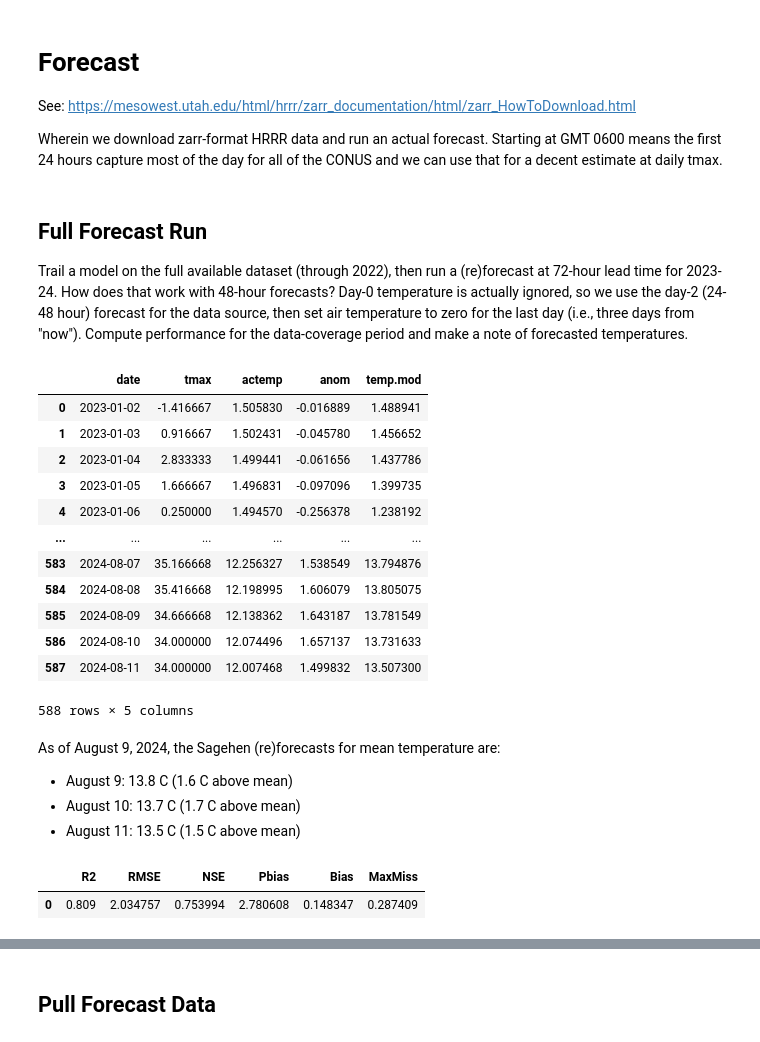
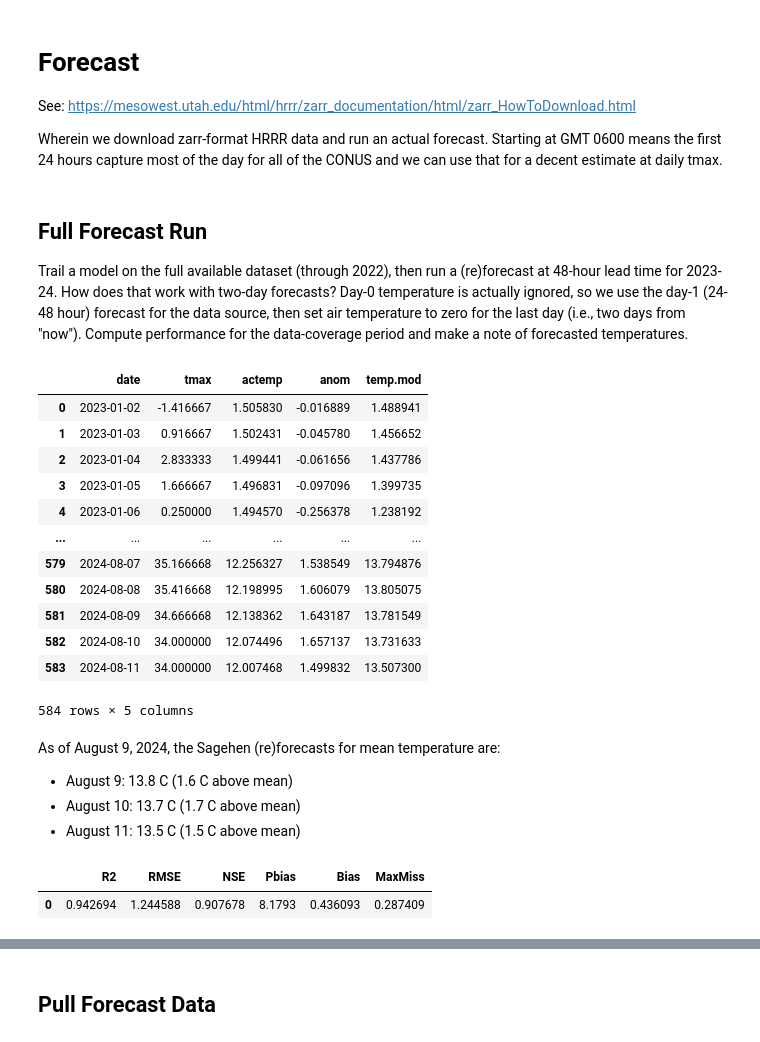
Before and after one commit to mines-ciroh/TempEst-NEWT, a Jupyter notebook: watershed_run.ipynb, the cells around one changed output, grey strips where cells are left out. Saved outputs shown, nothing was run; the diff lists cells and outputs as text; code cells hidden in the pictures.

Commit message:
Forecast bug fix

```diff
--- a/watershed_run.ipynb
+++ b/watershed_run.ipynb
@@ -280,7 +280,7 @@ Wherein we download zarr-format HRRR data and run an actual forecast.  Starting
 # %% [markdown]
 ## Full Forecast Run
 
-Trail a model on the full available dataset (through 2022), then run a (re)forecast at 72-hour lead time for 2023-24.  How does that work with 48-hour forecasts?  Day-0 temperature is actually ignored, so we use the day-2 (24-48 hour) forecast for the data source, then set air temperature to zero for the last day (i.e., three days from "now").  Compute performance for the data-coverage period and make a note of forecasted temperatures.
+Trail a model on the full available dataset (through 2022), then run a (re)forecast at 48-hour lead time for 2023-24.  How does that work with two-day forecasts?  Day-0 temperature is actually ignored, so we use the day-1 (24-48 hour) forecast for the data source, then set air temperature to zero for the last day (i.e., two days from "now").  Compute performance for the data-coverage period and make a note of forecasted temperatures.
 # %%
 rerun = False
 file = f"results/weather_forecast_{ws}.csv"
@@ -321,22 +321,22 @@ wfr = pd.concat([wfr, pd.DataFrame({
     "tmax": wfr["tmax"].iloc[-1]
 }, index = [len(wfr)])])
 # %%
-pred = mod.run_series(wfr)
+pred = mod.run_series(wfr.dropna())
 pred
 # %% [output]
 |  | date | tmax | actemp | anom | temp.mod |
 | 0 | 2023-01-02 | -1.416667 | 1.505830 | -0.016889 | 1.488941 |
 | 1 | 2023-01-03 | 0.916667 | 1.502431 | -0.045780 | 1.456652 |
 | 2 | 2023-01-04 | 2.833333 | 1.499441 | -0.061656 | 1.437786 |
 | 3 | 2023-01-05 | 1.666667 | 1.496831 | -0.097096 | 1.399735 |
 | 4 | 2023-01-06 | 0.250000 | 1.494570 | -0.256378 | 1.238192 |
 | ... | ... | ... | ... | ... | ... |
-| 583 | 2024-08-07 | 35.166668 | 12.256327 | 1.538549 | 13.794876 |
-| 584 | 2024-08-08 | 35.416668 | 12.198995 | 1.606079 | 13.805075 |
-| 585 | 2024-08-09 | 34.666668 | 12.138362 | 1.643187 | 13.781549 |
-| 586 | 2024-08-10 | 34.000000 | 12.074496 | 1.657137 | 13.731633 |
-| 587 | 2024-08-11 | 34.000000 | 12.007468 | 1.499832 | 13.507300 |
+| 579 | 2024-08-07 | 35.166668 | 12.256327 | 1.538549 | 13.794876 |
+| 580 | 2024-08-08 | 35.416668 | 12.198995 | 1.606079 | 13.805075 |
+| 581 | 2024-08-09 | 34.666668 | 12.138362 | 1.643187 | 13.781549 |
+| 582 | 2024-08-10 | 34.000000 | 12.074496 | 1.657137 | 13.731633 |
+| 583 | 2024-08-11 | 34.000000 | 12.007468 | 1.499832 | 13.507300 |
-588 rows × 5 columns
+584 rows × 5 columns
 # %% [markdown]
 As of August 9, 2024, the Sagehen (re)forecasts for mean temperature are:
 
@@ -348,7 +348,7 @@ compare = pred.merge(obs, on="date", how="left")
 perf_summary(compare)
 # %% [output]
 |  | R2 | RMSE | NSE | Pbias | Bias | MaxMiss |
-| 0 | 0.809 | 2.034757 | 0.753994 | 2.780608 | 0.148347 | 0.287409 |
+| 0 | 0.942694 | 1.244588 | 0.907678 | 8.1793 | 0.436093 | 0.287409 |
 # %%
 fig = plt.figure(figsize=(12, 8))
 ax = plt.axes()
```
Also changed, not shown: parts of 1 cell of this notebook.
